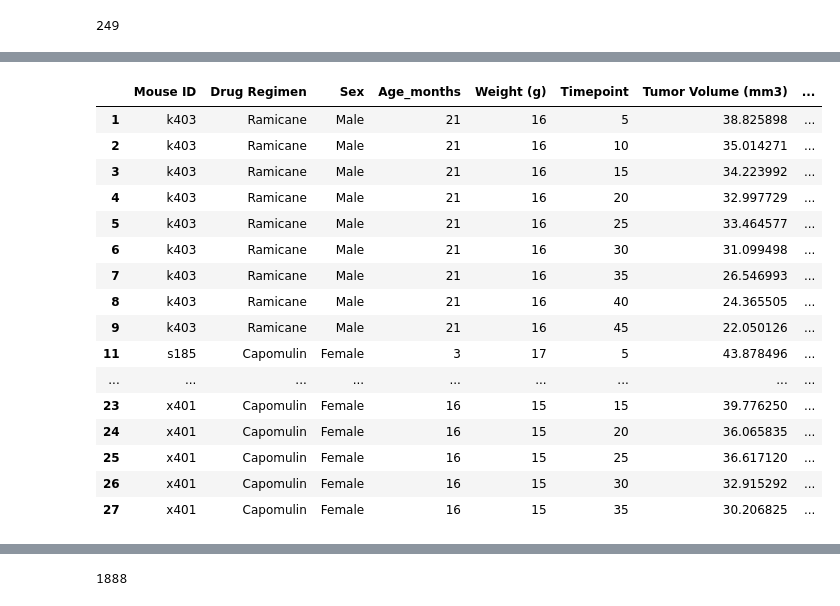
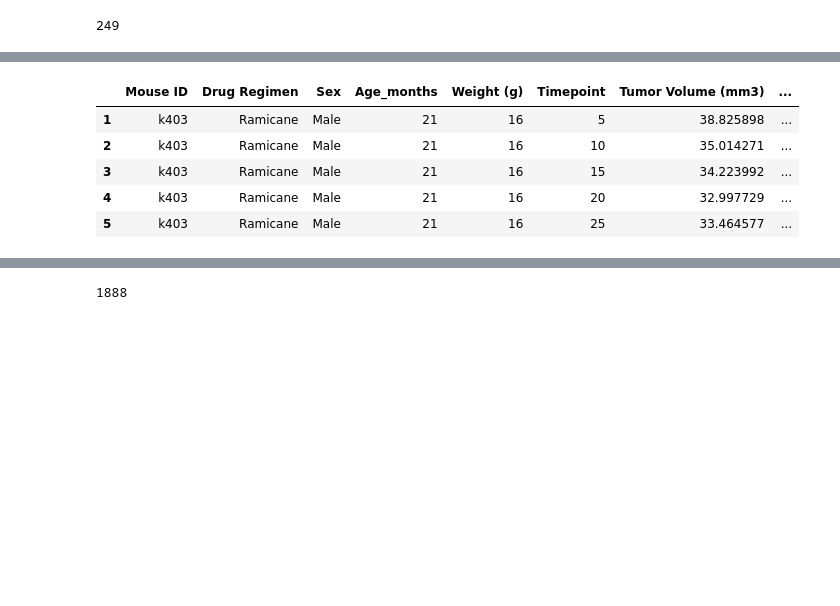
Before and after one commit to Steff-C/Matplotlib, a Jupyter notebook: Pymaceuticals/pymaceuticals_starter.ipynb, the cells around one changed output, grey strips where cells are left out. Cells and saved outputs as stored; diff of their text form; code cells hidden in the pictures; blank space fills up the shorter version.

```diff
--- a/Pymaceuticals/pymaceuticals_starter.ipynb
+++ b/Pymaceuticals/pymaceuticals_starter.ipynb
@@ -84,25 +85,14 @@ duplicate_mice
 # %%
 # Optional: Get all the data for the duplicate mouse ID.
 allduplicate_mice = mouse_df[mouse_df.duplicated(['Mouse ID',])]
-allduplicate_mice.head(25)
+allduplicate_mice.head()
 # %% [output]
 |  | Mouse ID | Drug Regimen | Sex | Age_months | Weight (g) | Timepoint | Tumor Volume (mm3) | ... |
 | 1 | k403 | Ramicane | Male | 21 | 16 | 5 | 38.825898 | ... |
 | 2 | k403 | Ramicane | Male | 21 | 16 | 10 | 35.014271 | ... |
 | 3 | k403 | Ramicane | Male | 21 | 16 | 15 | 34.223992 | ... |
 | 4 | k403 | Ramicane | Male | 21 | 16 | 20 | 32.997729 | ... |
 | 5 | k403 | Ramicane | Male | 21 | 16 | 25 | 33.464577 | ... |
-| 6 | k403 | Ramicane | Male | 21 | 16 | 30 | 31.099498 | ... |
-| 7 | k403 | Ramicane | Male | 21 | 16 | 35 | 26.546993 | ... |
-| 8 | k403 | Ramicane | Male | 21 | 16 | 40 | 24.365505 | ... |
-| 9 | k403 | Ramicane | Male | 21 | 16 | 45 | 22.050126 | ... |
-| 11 | s185 | Capomulin | Female | 3 | 17 | 5 | 43.878496 | ... |
-| ... | ... | ... | ... | ... | ... | ... | ... | ... |
-| 23 | x401 | Capomulin | Female | 16 | 15 | 15 | 39.776250 | ... |
-| 24 | x401 | Capomulin | Female | 16 | 15 | 20 | 36.065835 | ... |
-| 25 | x401 | Capomulin | Female | 16 | 15 | 25 | 36.617120 | ... |
-| 26 | x401 | Capomulin | Female | 16 | 15 | 30 | 32.915292 | ... |
-| 27 | x401 | Capomulin | Female | 16 | 15 | 35 | 30.206825 | ... |
 # %%
 uniquemice_df = mouse_df.drop_duplicates(subset=["Mouse ID","Timepoint"])
 uniquemice_df
```
Also changed, not shown: parts of 6 cells of this notebook, 1 other file.
